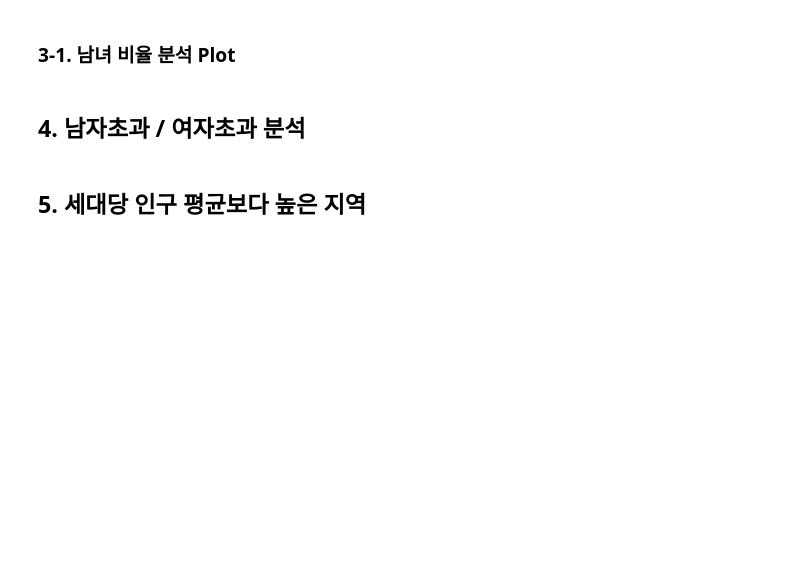
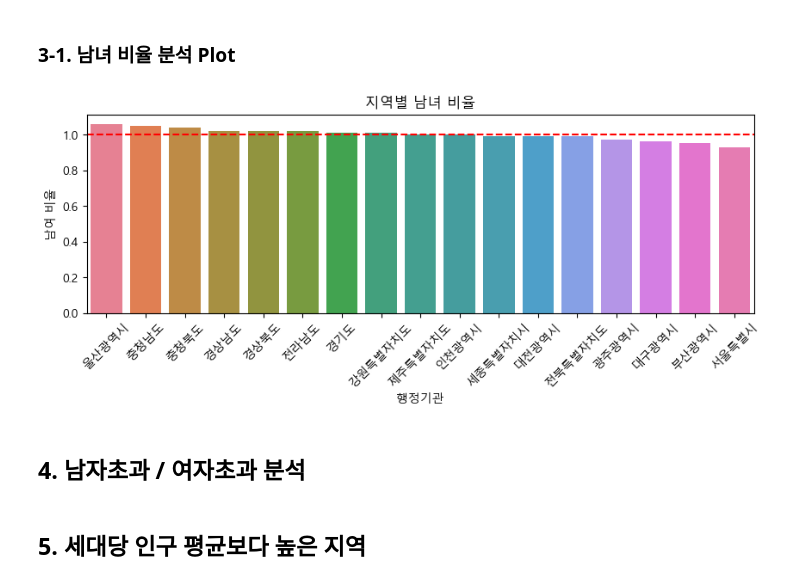
Before and after one commit to jero-06/Python_WebScrapting_DataAnalsis, a Jupyter notebook: 연습문제/04_pop_analysis.ipynb, the cells around one changed output. Drawn from its saved outputs; the diff is of its cells as text; code cells hidden in the pictures; blank space fills up the shorter version.

```diff
--- a/연습문제/04_pop_analysis.ipynb
+++ b/연습문제/04_pop_analysis.ipynb
@@ -95,5 +122,23 @@ plt.show()
 # %% [markdown]
 ### 3-1. 남녀 비율 분석 Plot
+# %%
+# 남녀 비율 분석 내림차순 plot 그리기
+figure, axes1 = plt.subplots(nrows=1, ncols=1)
+figure.set_size_inches(10,3)
+
+sido_pop_plot = sns.barplot(x="행정기관", y="남여 비율", data=sido_df.sort_values(by='남여 비율', ascending=False), ax=axes1, hue='행정기관')
+sido_pop_plot.set_title('지역별 남녀 비율')
+
+# x축 lable 기울이기
+for item in axes1.get_xticklabels():
+    item.set_rotation(45)
+
+# axhline() 함수 사용하여 남녀 1:1 비율 기준 빨간선 생성
+axes1.axhline(y=1, color='red', linestyle='--', label='남녀 1:1 비율')
+
+plt.show()
+# %% [output]
+[figure, added]
 # %% [markdown]
 ## 4. 남자초과 / 여자초과 분석
 # %% [markdown]
```
Also changed, not shown: parts of 1 cell of this notebook.
